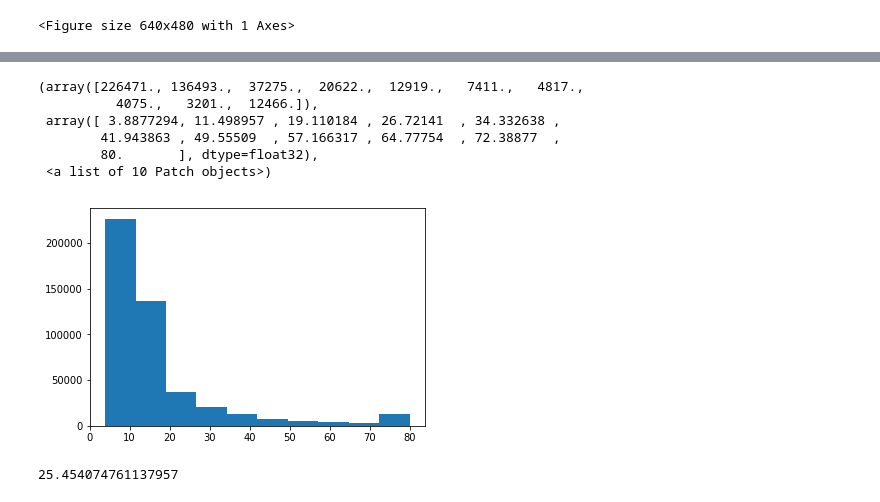
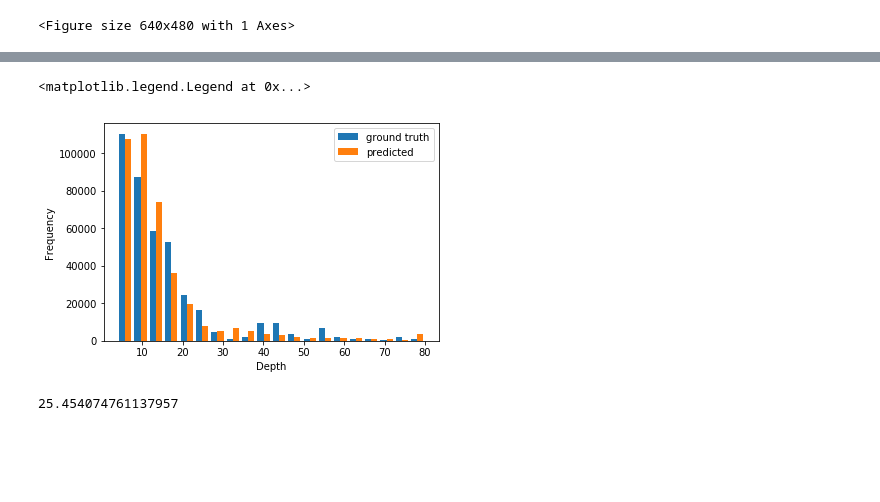
Before and after one commit to braun-steven/atrous-monodepth, a Jupyter notebook: notebooks/VirtualKITTI.ipynb, the cells around one changed output, grey strips where cells are left out. Cells and saved outputs as stored; diff of their text form; code cells hidden in the pictures; blank space fills up the shorter version.

```diff
--- a/notebooks/VirtualKITTI.ipynb
+++ b/notebooks/VirtualKITTI.ipynb
@@ -46,13 +39,12 @@ plt.hist(ev.gt_depths[0].flatten())
-# %%
-plt.hist(ev.pred_depths[0].flatten())
-# %% [output]
-(array([226471., 136493.,  37275.,  20622.,  12919.,   7411.,   4817.,
-          4075.,   3201.,  12466.]),
- array([ 3.8877294, 11.498957 , 19.110184 , 26.72141  , 34.332638 ,
-        41.943863 , 49.55509  , 57.166317 , 64.77754  , 72.38877  ,
-        80.       ], dtype=float32),
- <a list of 10 Patch objects>)
-[figure, removed]
+# %%
+mask = gt_depth <= 80
+plt.hist([gt_depth[mask],pred_depth[mask]], bins=20, label=['ground truth', 'predicted'])
+plt.xlabel("Depth")
+plt.ylabel("Frequency")
+plt.legend()
+# %% [output]
+<matplotlib.legend.Legend at 0x...>
+[figure, added]
 # %%
 ev.gt_depths[0].mean()
 # %% [output]
```
Also changed, not shown: parts of 3 cells of this notebook, 1 other file.
